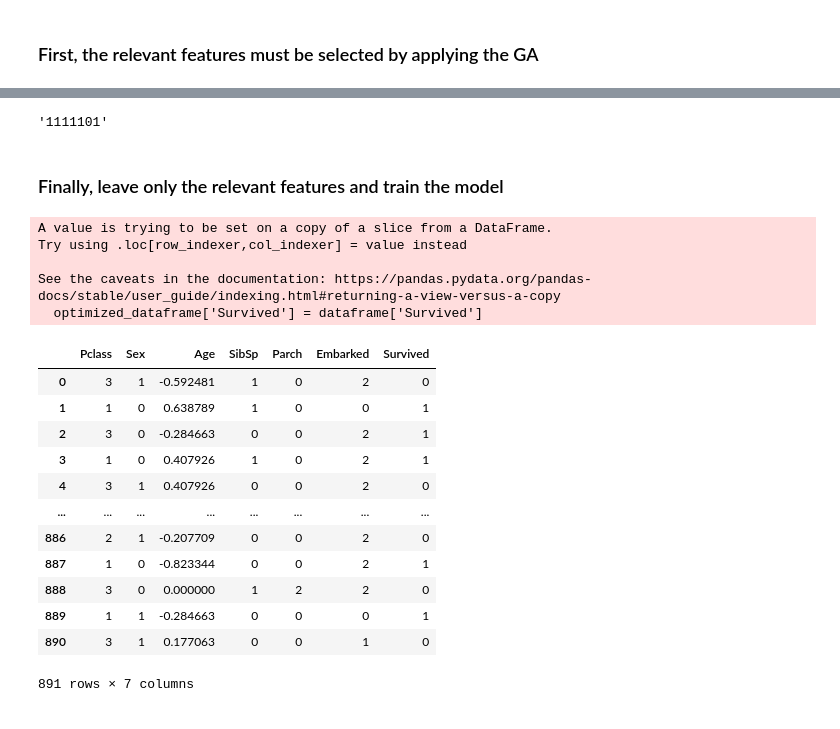
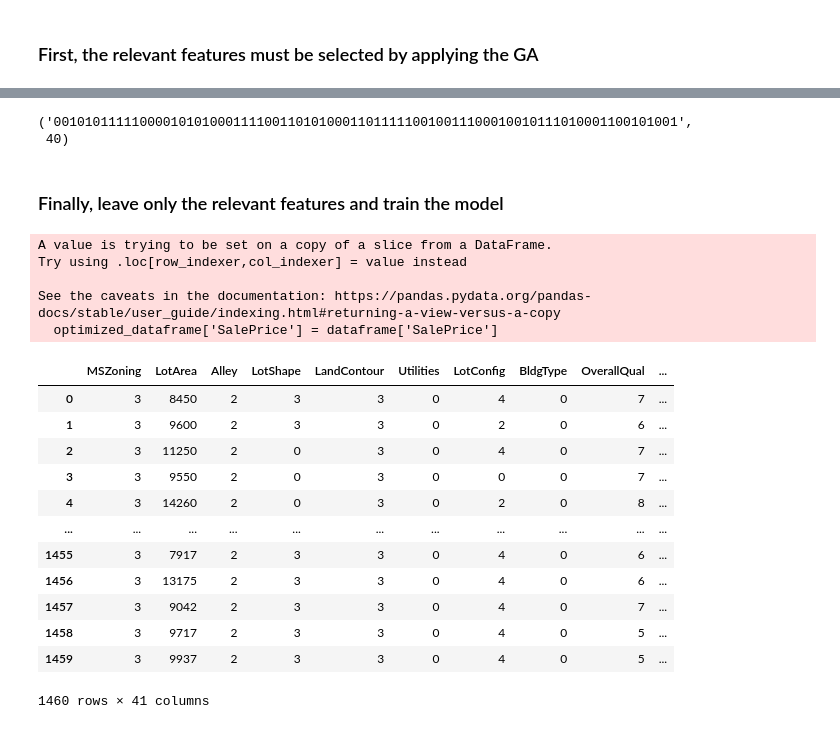
Before and after one commit to vinayak5002/ml, a Jupyter notebook: AI/GA_feature_selection.ipynb, the cells around one changed output, grey strips where cells are left out. Saved outputs shown, nothing was run; the diff lists cells and outputs as text; code cells hidden in the pictures.

```diff
--- a/AI/GA_feature_selection.ipynb
+++ b/AI/GA_feature_selection.ipynb
@@ -16,0 +47,12 @@ print(dataframe.shape)
+# %%
+enc = LabelEncoder()
+
+for i in dataframe.columns:
+  if dataframe.dtypes[i] == 'O':
+    dataframe[i] = enc.fit_transform(dataframe[i])
+
+dataframe.head()
+
+for i in testframe.columns:
+  if testframe.dtypes[i] == 'O':
+    testframe[i] = enc.fit_transform(testframe[i])
@@ -16,0 +67,3 @@ print(dataframe.shape)
+# %%
+dataframe.fillna(method= 'ffill', inplace= True)
+testframe.fillna(method= 'ffill', inplace= True)
@@ -45,9 +121,10 @@ def generate_dataframes_for_training(dataframe, split_frac=0.8):
     """
     Generates training and testing dataframes from a complete dataframe, according to the split_frac parameter
     """
-    X = dataframe.loc[:, dataframe.columns != 'Survived']
-    y = dataframe.loc[:, dataframe.columns == 'Survived']
+    print(dataframe.columns)
+    X = dataframe.drop(['SalePrice'], axis= 1)
+    y = dataframe['SalePrice']
 
-    return train_test_split(X, y, train_size= split_frac, random_state=42, stratify= y)
+    return train_test_split(X, y, train_size= split_frac, random_state=52)
 
     # return X_train, X_test, y_train, y_test
@@ -342,6 +388,6 @@ accuracy_score(y_test, pred_test)
 # %%
 start = time.time()
 exp_df = pd.read_csv("./processed_data.csv")
-final_population = main_loop(20, exp_df, max_iter= 500, verbose=False)
+final_population = main_loop(100, dataframe, max_iter= 10000, verbose=False)
 print('Time elapsed for executing the recursive GA: ', time.time() - start, ' seconds')
 # %% [output]
@@ -349,30 +411,31 @@ Time elapsed for executing the recursive GA:  0.5807709693908691  seconds
 # %%
-final_population
+final_population, final_population.count('1')
 # %% [output]
-'1111101'
+('00101011111000010101000111100110101000110111110010011100010010111010001100101001',
+ 40)
 # %% [markdown]
 ### Finally, leave only the relevant features and train the model
 # %%
-optimized_dataframe = dataframe.loc[:, [True if char == '1' else False for char in '0'+final_population]]
-optimized_dataframe['Survived'] = dataframe['Survived']
+optimized_dataframe = dataframe.loc[:, [True if char == '1' else False for char in final_population+'0']]
+optimized_dataframe['SalePrice'] = dataframe['SalePrice']
 optimized_dataframe
 # %% [output]
 A value is trying to be set on a copy of a slice from a DataFrame.
 Try using .loc[row_indexer,col_indexer] = value instead
 
 See the caveats in the documentation: https://pandas.pydata.org/pandas-docs/stable/user_guide/indexing.html#returning-a-view-versus-a-copy
-  optimized_dataframe['Survived'] = dataframe['Survived']
+  optimized_dataframe['SalePrice'] = dataframe['SalePrice']
-|  | Pclass | Sex | Age | SibSp | Parch | Embarked | Survived |
-| 0 | 3 | 1 | -0.592481 | 1 | 0 | 2 | 0 |
-| 1 | 1 | 0 | 0.638789 | 1 | 0 | 0 | 1 |
-| 2 | 3 | 0 | -0.284663 | 0 | 0 | 2 | 1 |
-| 3 | 1 | 0 | 0.407926 | 1 | 0 | 2 | 1 |
-| 4 | 3 | 1 | 0.407926 | 0 | 0 | 2 | 0 |
-| ... | ... | ... | ... | ... | ... | ... | ... |
-| 886 | 2 | 1 | -0.207709 | 0 | 0 | 2 | 0 |
-| 887 | 1 | 0 | -0.823344 | 0 | 0 | 2 | 1 |
-| 888 | 3 | 0 | 0.000000 | 1 | 2 | 2 | 0 |
-| 889 | 1 | 1 | -0.284663 | 0 | 0 | 0 | 1 |
-| 890 | 3 | 1 | 0.177063 | 0 | 0 | 1 | 0 |
+|  | MSZoning | LotArea | Alley | LotShape | LandContour | Utilities | LotConfig | BldgType | OverallQual | ... |
+| 0 | 3 | 8450 | 2 | 3 | 3 | 0 | 4 | 0 | 7 | ... |
+| 1 | 3 | 9600 | 2 | 3 | 3 | 0 | 2 | 0 | 6 | ... |
+| 2 | 3 | 11250 | 2 | 0 | 3 | 0 | 4 | 0 | 7 | ... |
+| 3 | 3 | 9550 | 2 | 0 | 3 | 0 | 0 | 0 | 7 | ... |
+| 4 | 3 | 14260 | 2 | 0 | 3 | 0 | 2 | 0 | 8 | ... |
+| ... | ... | ... | ... | ... | ... | ... | ... | ... | ... | ... |
+| 1455 | 3 | 7917 | 2 | 3 | 3 | 0 | 4 | 0 | 6 | ... |
+| 1456 | 3 | 13175 | 2 | 3 | 3 | 0 | 4 | 0 | 6 | ... |
+| 1457 | 3 | 9042 | 2 | 3 | 3 | 0 | 4 | 0 | 7 | ... |
+| 1458 | 3 | 9717 | 2 | 3 | 3 | 0 | 4 | 0 | 5 | ... |
+| 1459 | 3 | 9937 | 2 | 3 | 3 | 0 | 4 | 0 | 5 | ... |
-891 rows × 7 columns
+1460 rows × 41 columns
 # %%
```
Also changed, not shown: parts of 20 cells of this notebook, 1 other file.
